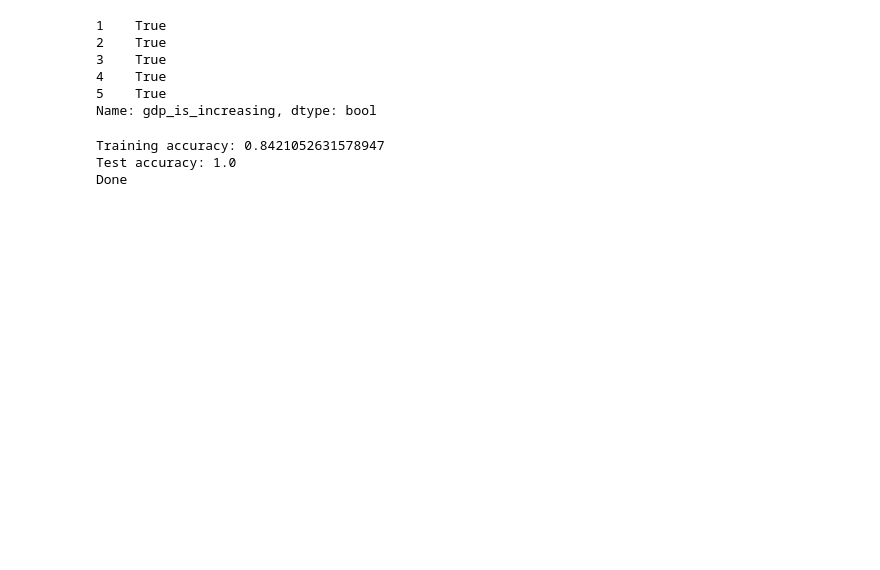
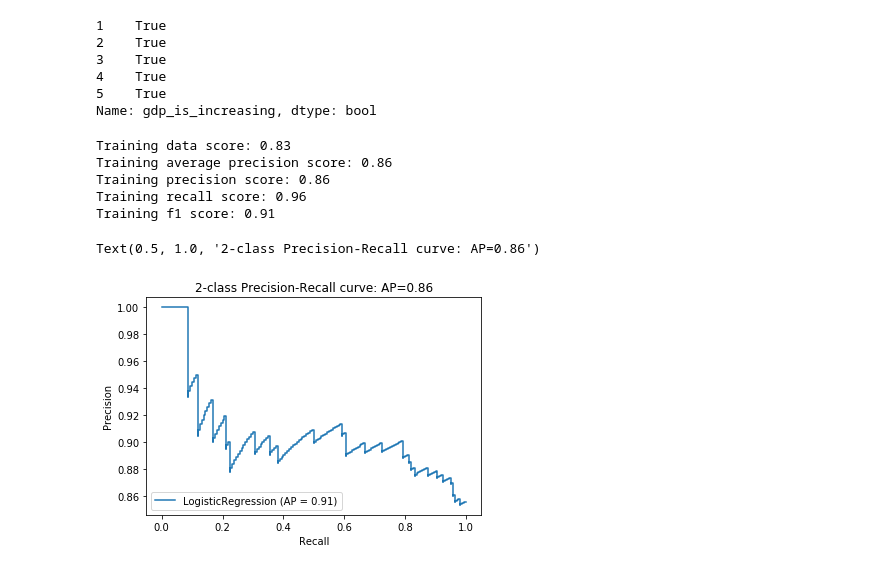
Before and after one commit to schkotty/Data-Science, a Jupyter notebook: GDP-Predictor/GDP-Predictor.ipynb, the cells around one changed output. Cells and saved outputs as stored; diff of their text form; code cells hidden in the pictures; blank space fills up the shorter version.

Commit message:
added precision and recall metrics

```diff
--- a/GDP-Predictor/GDP-Predictor.ipynb
+++ b/GDP-Predictor/GDP-Predictor.ipynb
@@ -259,25 +263,3 @@ y_train_class.head()
 4    True
 5    True
 Name: gdp_is_increasing, dtype: bool
-# %%
-from sklearn.linear_model import LogisticRegression
-import numpy as np
-
-#load the model
-clf = LogisticRegression(solver='liblinear')
-#fit the model
-clf.fit(x_train_minmax, y_train_class)
-
-y_hat_train_class = clf.predict(x_train_minmax)
-print('Classifier training accuracy: {0}'.format(np.average(y_hat_train_class == y_train_class)))
-
-#evaluate the model by using a test set
-y_hat_test_class = clf.predict(x_test_minmax)
-#print the accuracy
-print('Classifier test accuracy: {0}'.format(np.average(y_hat_test_class == y_test_class)))
-
-print('Done')
-# %% [output]
-Training accuracy: 0.8421052631578947
-Test accuracy: 1.0
-Done
@@ -287,0 +266,44 @@ Done
+# %%
+from sklearn.linear_model import LogisticRegression
+from sklearn.metrics import average_precision_score
+from sklearn.metrics import precision_score
+from sklearn.metrics import recall_score
+from sklearn.metrics import f1_score
+import numpy as np
+from sklearn.metrics import precision_recall_curve
+from sklearn.metrics import plot_precision_recall_curve
+import matplotlib.pyplot as plt
+
+#load the model
+clf = LogisticRegression(solver='liblinear', class_weight={True:0.3, False:0.7}) #, multi_class='ovr')    liblinear
+#fit the model
+logreg = clf.fit(x_train_normalized, y_train_class)
+print('Training data score: {0:0.2f}'.format(clf.score(x_train_normalized, y_train_class)))
+
+y_hat_train_class = clf.predict(x_train_normalized)
+#print('Classifier training accuracy: {0}'.format(np.average(y_hat_train_class == y_train_class)))
+
+avg_precision = average_precision_score(y_train_class, y_hat_train_class)
+print('Training average precision score: {0:0.2f}'.format(avg_precision))
+
+precision = precision_score(y_train_class, y_hat_train_class)
+print('Training precision score: {0:0.2f}'.format(precision))
+
+recall = recall_score(y_train_class, y_hat_train_class)
+print('Training recall score: {0:0.2f}'.format(recall))
+
+f1_score = f1_score(y_train_class, y_hat_train_class)
+print('Training f1 score: {0:0.2f}'.format(f1_score))
+
+
+disp = plot_precision_recall_curve(clf, x_train_normalized, y_train_class)
+disp.ax_.set_title('2-class Precision-Recall curve: '
+                   'AP={0:0.2f}'.format(avg_precision))
+# %% [output]
+Training data score: 0.83
+Training average precision score: 0.86
+Training precision score: 0.86
+Training recall score: 0.96
+Training f1 score: 0.91
+Text(0.5, 1.0, '2-class Precision-Recall curve: AP=0.86')
+[figure, added]
```
Also changed, not shown: parts of 16 cells of this notebook.
